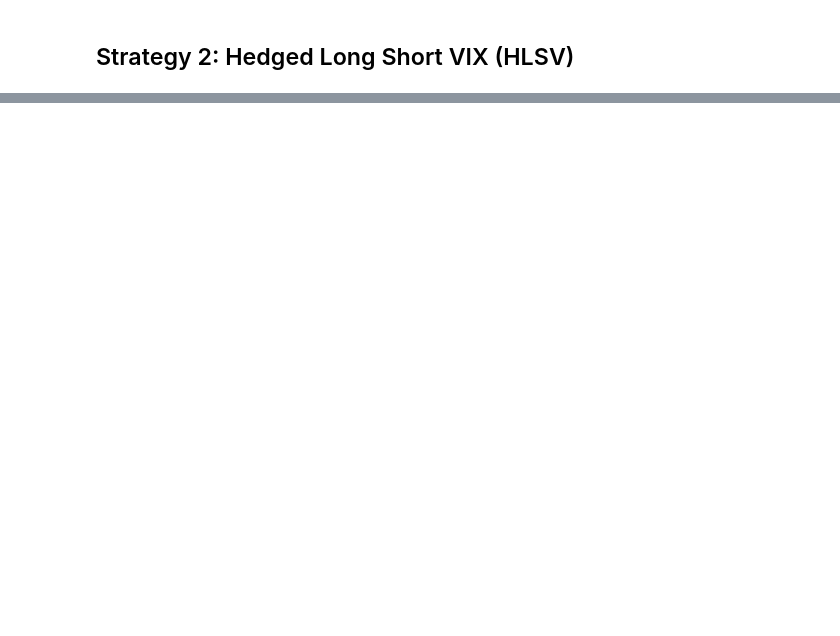
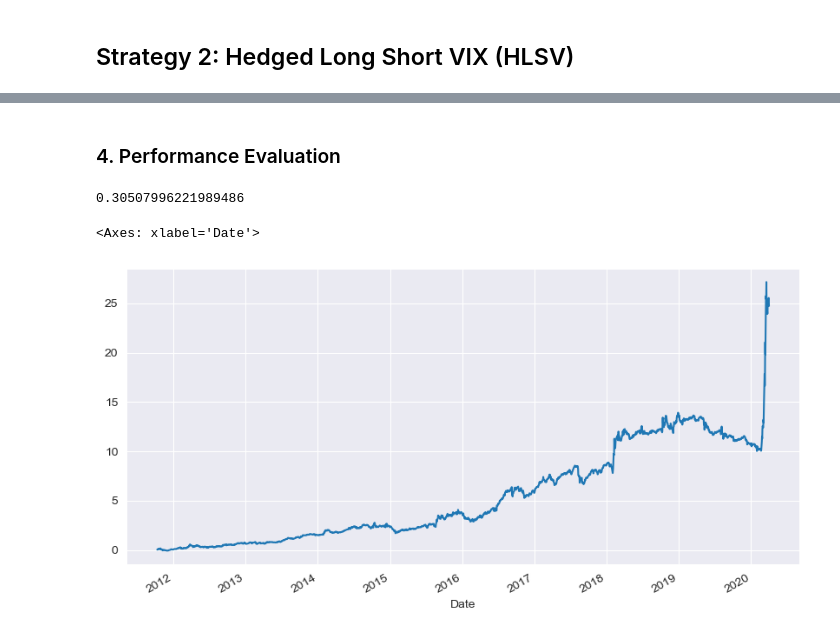
Before and after one commit to peterchettiar/trading-volatility, a Jupyter notebook: trading_vol_strat_research.ipynb, the cells around one changed output, grey strips where cells are left out. Cells and saved outputs as stored; diff of their text form; code cells hidden in the pictures; blank space fills up the shorter version.

```diff
--- a/trading_vol_strat_research.ipynb
+++ b/trading_vol_strat_research.ipynb
@@ -239,6 +225,9 @@ hlsv_trader._TradingVolatility__hlsv_signals(long_vix_asset="VIXY",
 # %%
-test_hlsv = hlsv_trader._TradingVolatility__hlsv_signals(long_vix_asset="VIXY",
-                                                         short_vix_asset="SVXY",
-                                                         hedge_asset="SPY",
-                                                         future_index_ticker="VX",
-                                                         spot_index_ticker="^VIX")
+hlsv_returns = hlsv_trader.hlsv_strategy(intial_capital=100000,
+                                        long_vix_asset="VIXY",
+                                        short_vix_asset="SVXY",
+                                        hedge_asset="SPY",
+                                        future_index_ticker="VX",
+                                        spot_index_ticker="^VIX")
+
+hlsv_returns.head()
@@ -379,0 +242,12 @@ KeyError: 'spy_open'
+# %% [markdown]
+### 4. Performance Evaluation
+# %%
+hlsv_perf = performance_metrics(hlsv_returns, "portfolio_value", "Date")
+hlsv_perf.GeR_metric()
+# %% [output]
+0.30507996221989486
+# %%
+hlsv_returns["portfolio_cumulative_returns"].plot(figsize=(10,5))
+# %% [output]
+<Axes: xlabel='Date'>
+[figure, added]
```
Also changed, not shown: parts of 16 cells of this notebook, 1 other file.
